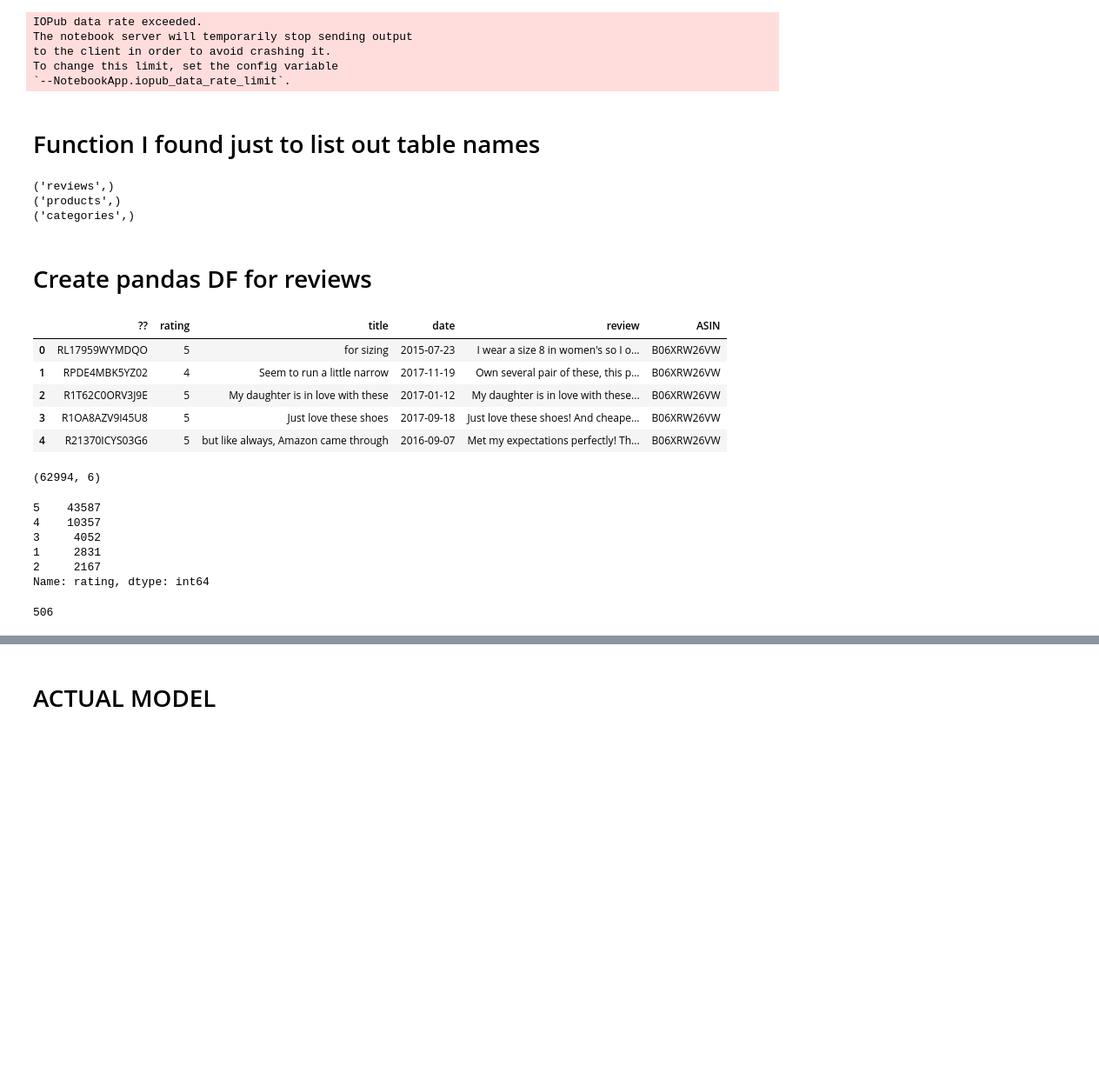
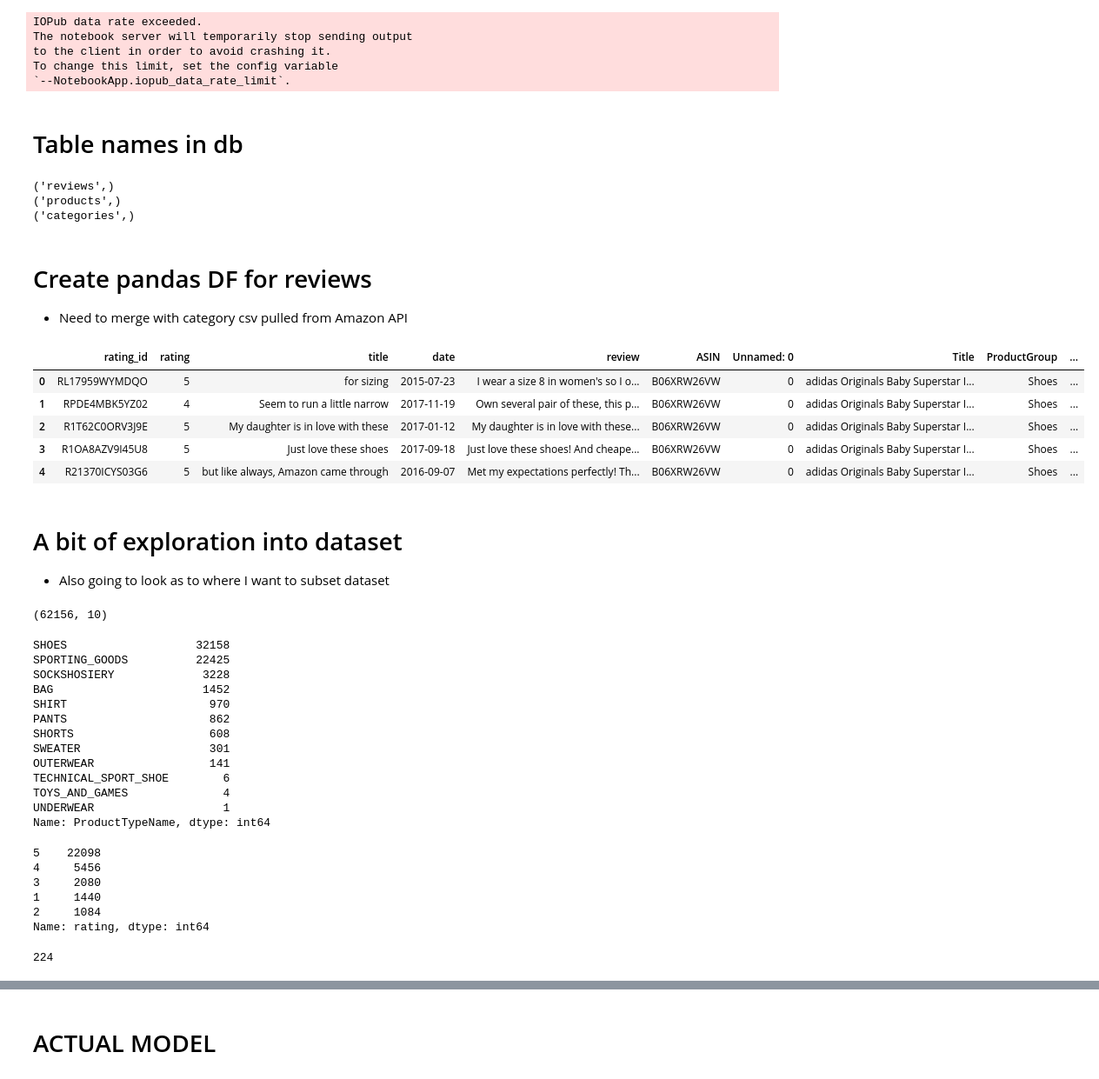
Before and after one commit to rileyrustad/amazon-scraper, a Jupyter notebook: AMZ reviews.ipynb, the cells around one changed output, grey strips where cells are left out. Shown at 87% size. Drawn from its saved outputs; the diff is of its cells as text; code cells hidden in the pictures; blank space fills up the shorter version.

Commit message:
added most up to date analysis notebook

```diff
--- a/AMZ reviews.ipynb
+++ b/AMZ reviews.ipynb
@@ -46,8 +48,8 @@ The notebook server will temporarily stop sending output
 to the client in order to avoid crashing it.
 To change this limit, set the config variable
 `--NotebookApp.iopub_data_rate_limit`.
-# %% [markdown]
-# Function I found just to list out table names
+# %% [markdown]
+# Table names in db
 # %%
 def importdb(db):
 
@@ -64,41 +66,64 @@ importdb("reviews.db")
 ('categories',)
 # %% [markdown]
 # Create pandas DF for reviews
+* Need to merge with category csv pulled from Amazon API
 # %%
 conn = sqlite3.connect("reviews.db")
 c = conn.cursor()
 c.execute("Select * from reviews;")
-review_table = pd.DataFrame(c.fetchall())
+review_table_0 = pd.DataFrame(c.fetchall())
 # Didn't know what the first column was
 
-review_table.columns = ["??","rating","title","date","review","ASIN"]
+review_table_0.columns = ["rating_id","rating","title","date","review","ASIN"]
 
-# review_table.head()
-review_table["rating"] = review_table.rating.apply(lambda x: int(x))
-review_table["date"] = review_table.date.apply(lambda x: datetime.datetime.strptime(x, "%B %d, %Y"))
+
+review_table_0["rating"] = review_table_0.rating.apply(lambda x: int(x))
+review_table_0["date"] = review_table_0.date.apply(lambda x: datetime.datetime.strptime(x, "%B %d, %Y"))
+category_df = pd.read_csv("category_key.csv")
+review_table = review_table_0.merge(category_df,on="ASIN",how="left")
+
 review_table.head()
 # %% [output]
-|  | ?? | rating | title | date | review | ASIN |
-| 0 | RL17959WYMDQO | 5 | for sizing | 2015-07-23 | I wear a size 8 in women's so I o... | B06XRW26VW |
-| 1 | RPDE4MBK5YZ02 | 4 | Seem to run a little narrow | 2017-11-19 | Own several pair of these, this p... | B06XRW26VW |
-| 2 | R1T62C0ORV3J9E | 5 | My daughter is in love with these | 2017-01-12 | My daughter is in love with these... | B06XRW26VW |
-| 3 | R1OA8AZV9I45U8 | 5 | Just love these shoes | 2017-09-18 | Just love these shoes! And cheape... | B06XRW26VW |
-| 4 | R21370ICYS03G6 | 5 | but like always, Amazon came through | 2016-09-07 | Met my expectations perfectly! Th... | B06XRW26VW |
+|  | rating_id | rating | title | date | review | ASIN | Unnamed: 0 | Title | ProductGroup | ... |
+| 0 | RL17959WYMDQO | 5 | for sizing | 2015-07-23 | I wear a size 8 in women's so I o... | B06XRW26VW | 0 | adidas Originals Baby Superstar I... | Shoes | ... |
+| 1 | RPDE4MBK5YZ02 | 4 | Seem to run a little narrow | 2017-11-19 | Own several pair of these, this p... | B06XRW26VW | 0 | adidas Originals Baby Superstar I... | Shoes | ... |
+| 2 | R1T62C0ORV3J9E | 5 | My daughter is in love with these | 2017-01-12 | My daughter is in love with these... | B06XRW26VW | 0 | adidas Originals Baby Superstar I... | Shoes | ... |
+| 3 | R1OA8AZV9I45U8 | 5 | Just love these shoes | 2017-09-18 | Just love these shoes! And cheape... | B06XRW26VW | 0 | adidas Originals Baby Superstar I... | Shoes | ... |
+| 4 | R21370ICYS03G6 | 5 | but like always, Amazon came through | 2016-09-07 | Met my expectations perfectly! Th... | B06XRW26VW | 0 | adidas Originals Baby Superstar I... | Shoes | ... |
+# %% [markdown]
+# A bit of exploration into dataset
+* Also going to look as to where I want to subset dataset
 # %%
 review_table.shape
 # %% [output]
-(62994, 6)
+(62156, 10)
 # %%
-review_table.rating.value_counts()
+review_table.ProductTypeName.value_counts()
 # %% [output]
-5    43587
-4    10357
-3     4052
-1     2831
-2     2167
-Name: rating, dtype: int64
+SHOES                   32158
+SPORTING_GOODS          22425
+SOCKSHOSIERY             3228
+BAG                      1452
+SHIRT                     970
+PANTS                     862
+SHORTS                    608
+SWEATER                   301
+OUTERWEAR                 141
+TECHNICAL_SPORT_SHOE        6
+TOYS_AND_GAMES              4
+UNDERWEAR                   1
+Name: ProductTypeName, dtype: int64
+# %%
+review_table.rating[review_table.ProductTypeName=="SHOES"].value_counts()
+# %% [output]
+5    22098
+4     5456
+3     2080
+1     1440
+2     1084
+Name: rating, dtype: int64
 # %%
-len(np.unique(review_table.ASIN[review_table.rating<4]))
+len(np.unique(review_table.ASIN[(review_table.rating<3) & (review_table.ProductTypeName=="SHOES")]))
 # %% [output]
-506
+224
 # %% [markdown]
```
Also changed, not shown: parts of 97 cells of this notebook.
